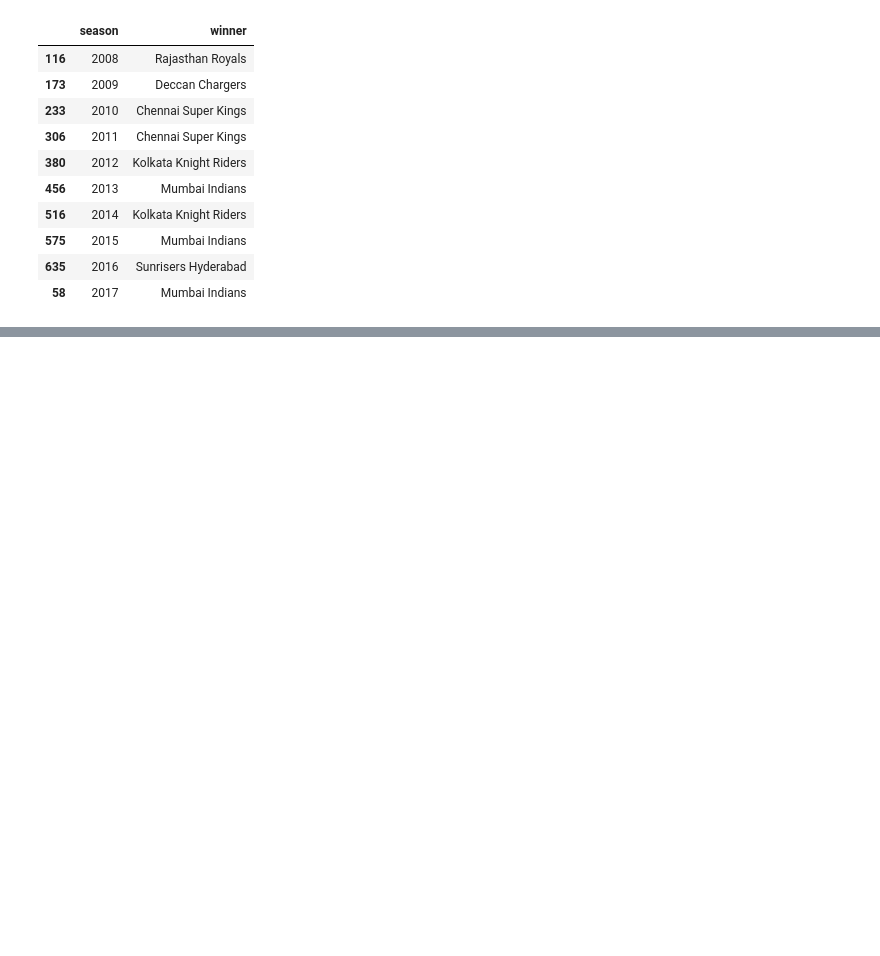
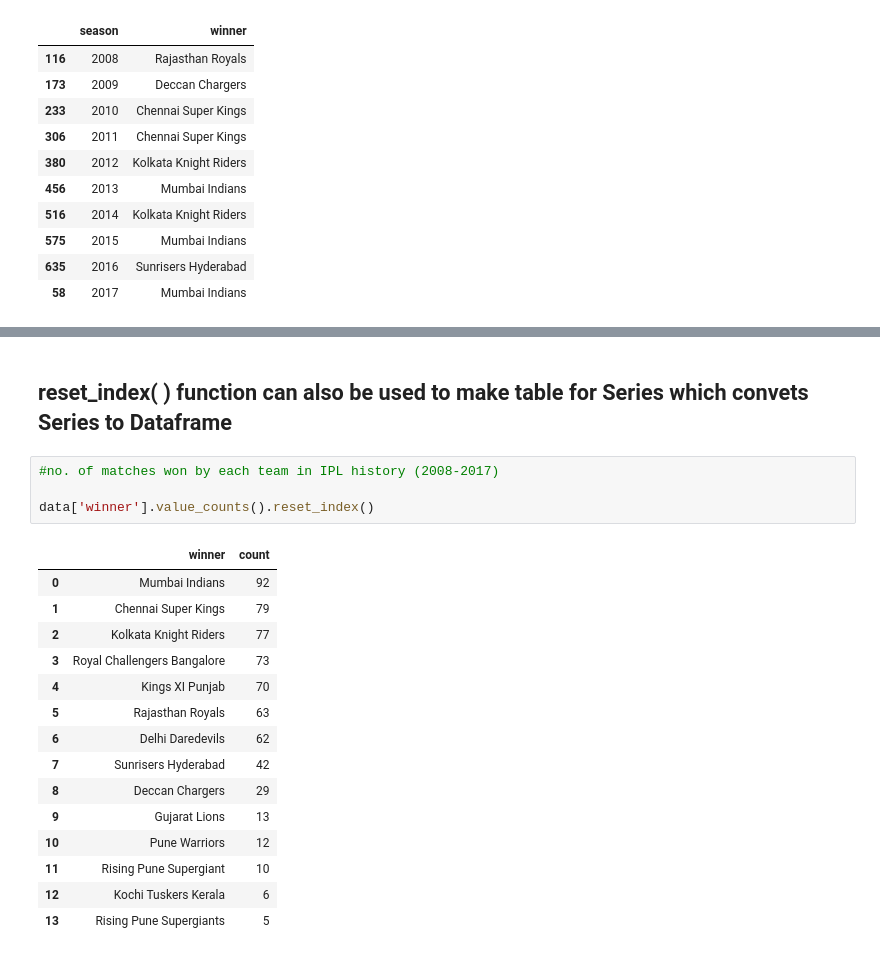
Before and after one commit to samarpan-rai11/pandas, a Jupyter notebook: IPL Analysis.ipynb, the cells around one changed output, grey strips where cells are left out. Saved outputs shown, nothing was run; the diff lists cells and outputs as text; blank space fills up the shorter version.

```diff
--- a/IPL Analysis.ipynb
+++ b/IPL Analysis.ipynb
@@ -447,0 +472,22 @@ data.drop_duplicates('season',keep='last')[['season','winner']].sort_values('sea
+# %% [markdown]
+## reset_index( ) function can also be used to make table for Series which convets Series to Dataframe
+# %%
+#no. of matches won by each team in IPL history (2008-2017)
+
+data['winner'].value_counts().reset_index()
+# %% [output]
+|  | winner | count |
+| 0 | Mumbai Indians | 92 |
+| 1 | Chennai Super Kings | 79 |
+| 2 | Kolkata Knight Riders | 77 |
+| 3 | Royal Challengers Bangalore | 73 |
+| 4 | Kings XI Punjab | 70 |
+| 5 | Rajasthan Royals | 63 |
+| 6 | Delhi Daredevils | 62 |
+| 7 | Sunrisers Hyderabad | 42 |
+| 8 | Deccan Chargers | 29 |
+| 9 | Gujarat Lions | 13 |
+| 10 | Pune Warriors | 12 |
+| 11 | Rising Pune Supergiant | 10 |
+| 12 | Kochi Tuskers Kerala | 6 |
+| 13 | Rising Pune Supergiants | 5 |
```
Also changed, not shown: parts of 7 cells of this notebook.
